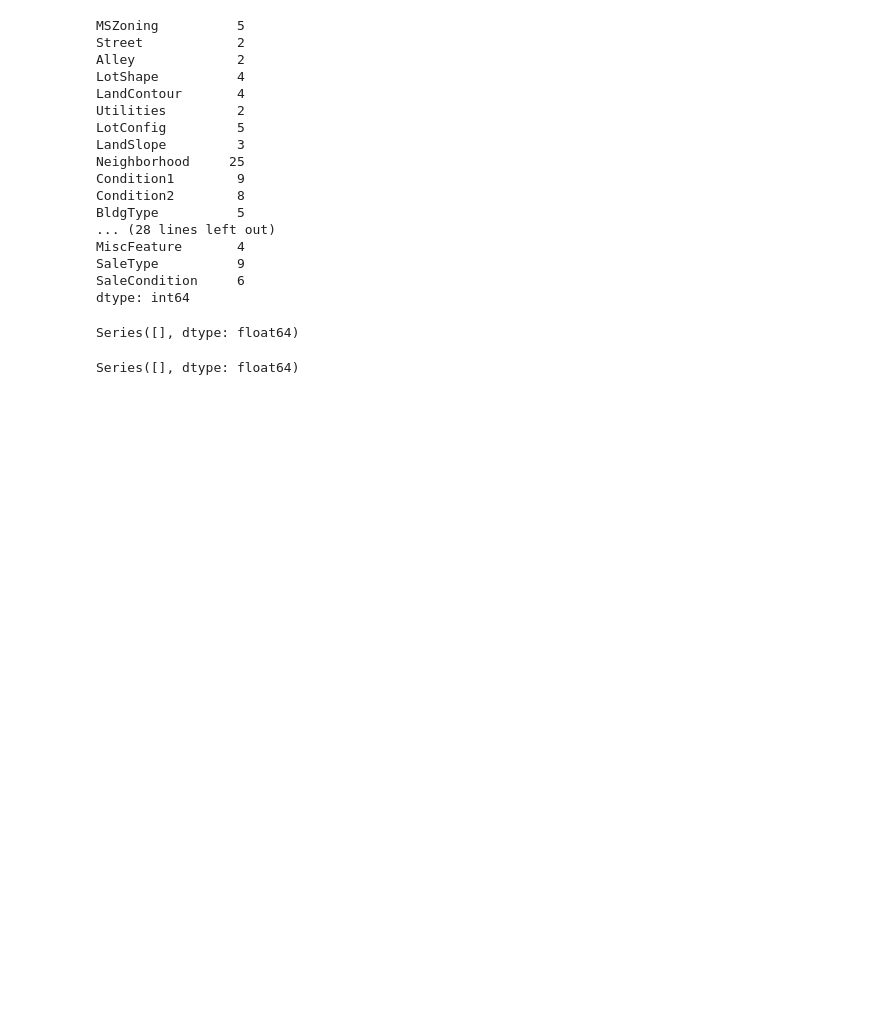
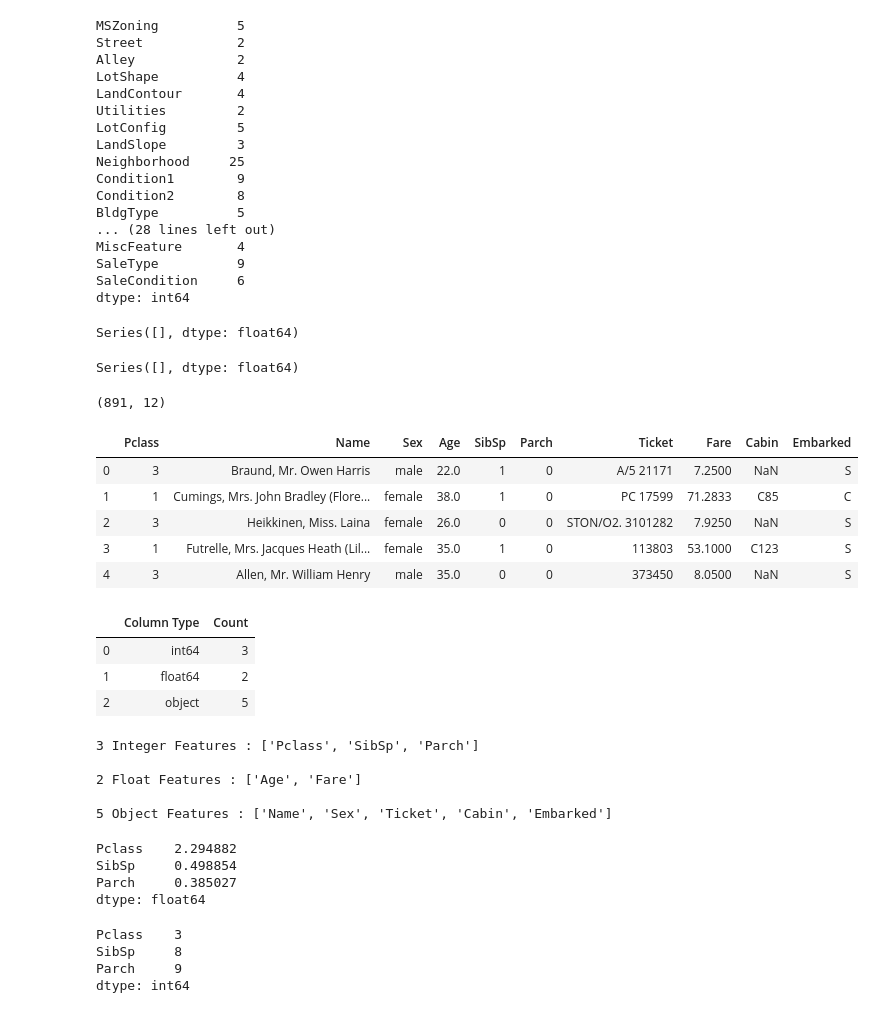
Before and after one commit to rubio1497/4th-ML100Days, a Jupyter notebook: HW Day7/Day_007_HW.ipynb, the cells around one changed output. Saved outputs shown, nothing was run; the diff lists cells and outputs as text; code cells hidden in the pictures; blank space fills up the shorter version.

```diff
--- a/HW Day7/Day_007_HW.ipynb
+++ b/HW Day7/Day_007_HW.ipynb
@@ -233,3 +232,78 @@ Series([], dtype: float64)
 # %%
 #list dict #而這兩種都會有對應到 int64 / float64 / object 的情況
 # 理論上是object，比較沒有數據去做運算和呈現
+# %%
+# 載入基本套件
+import pandas as pd
+import numpy as np
+
+# 讀取訓練與測試資料
+data_path = 'C:\\Users\\Rubio\\AppData\\Roaming\\SPB_16.6\\'
+df_train = pd.read_csv(data_path + 'titanic_train.csv')
+df_test = pd.read_csv(data_path + 'titanic_test.csv')
+df_train.shape
+# %% [output]
+(891, 12)
+# %%
+# 重組資料成為訓練 / 預測用格式
+train_Y = df_train['Survived']
+ids = df_test['PassengerId']
+df_train = df_train.drop(['PassengerId', 'Survived'] , axis=1)
+df_test = df_test.drop(['PassengerId'] , axis=1)
+df = pd.concat([df_train,df_test])
+df.head()
+# %% [output]
+|  | Pclass | Name | Sex | Age | SibSp | Parch | Ticket | Fare | Cabin | Embarked |
+| 0 | 3 | Braund, Mr. Owen Harris | male | 22.0 | 1 | 0 | A/5 21171 | 7.2500 | NaN | S |
+| 1 | 1 | Cumings, Mrs. John Bradley (Flore... | female | 38.0 | 1 | 0 | PC 17599 | 71.2833 | C85 | C |
+| 2 | 3 | Heikkinen, Miss. Laina | female | 26.0 | 0 | 0 | STON/O2. 3101282 | 7.9250 | NaN | S |
+| 3 | 1 | Futrelle, Mrs. Jacques Heath (Lil... | female | 35.0 | 1 | 0 | 113803 | 53.1000 | C123 | S |
+| 4 | 3 | Allen, Mr. William Henry | male | 35.0 | 0 | 0 | 373450 | 8.0500 | NaN | S |
+# %%
+# 秀出資料欄位的類型與數量
+dtype_df = df.dtypes.reset_index()
+dtype_df.columns = ["Count", "Column Type"]
+dtype_df = dtype_df.groupby("Column Type").aggregate('count').reset_index()
+dtype_df
+# %% [output]
+|  | Column Type | Count |
+| 0 | int64 | 3 |
+| 1 | float64 | 2 |
+| 2 | object | 5 |
+# %%
+#確定只有 int64, float64, object 三種類型後, 分別將欄位名稱存於三個 list 中
+int_features = []
+float_features = []
+object_features = []
+for dtype, feature in zip(df.dtypes, df.columns):
+    if dtype == 'float64':
+        float_features.append(feature)
+    elif dtype == 'int64':
+        int_features.append(feature)
+    else:
+        object_features.append(feature)
+print(f'{len(int_features)} Integer Features : {int_features}\n')
+print(f'{len(float_features)} Float Features : {float_features}\n')
+print(f'{len(object_features)} Object Features : {object_features}')
+# %% [output]
+3 Integer Features : ['Pclass', 'SibSp', 'Parch']
+
+2 Float Features : ['Age', 'Fare']
+
+5 Object Features : ['Name', 'Sex', 'Ticket', 'Cabin', 'Embarked']
+# %%
+# 整數 (int) 特徵取平均 (mean)
+df[int_features].mean()
+# %% [output]
+Pclass    2.294882
+SibSp     0.498854
+Parch     0.385027
+dtype: float64
+# %%
+# 整數 (int) 特徵取最大值 (max)
+df[int_features].max()
+# %% [output]
+Pclass    3
+SibSp     8
+Parch     9
+dtype: int64
```
Also changed, not shown: parts of 9 cells of this notebook.
